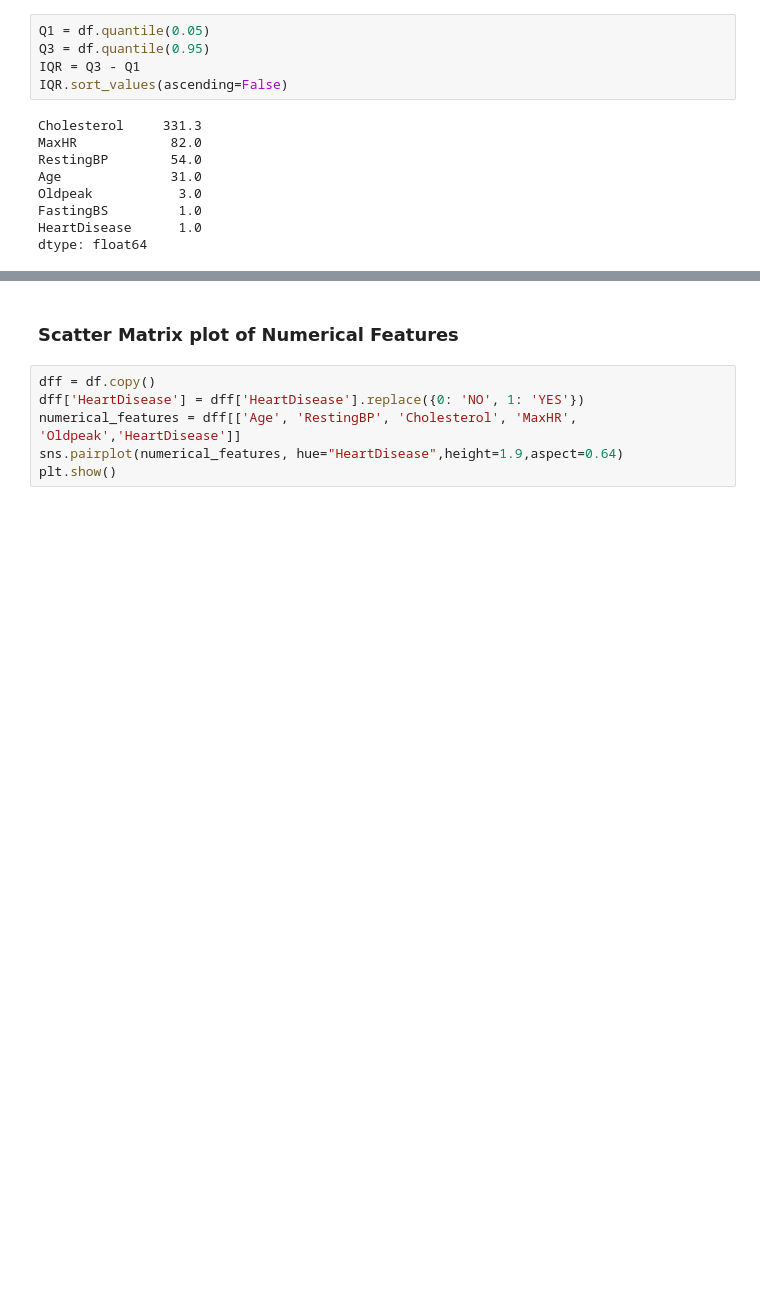
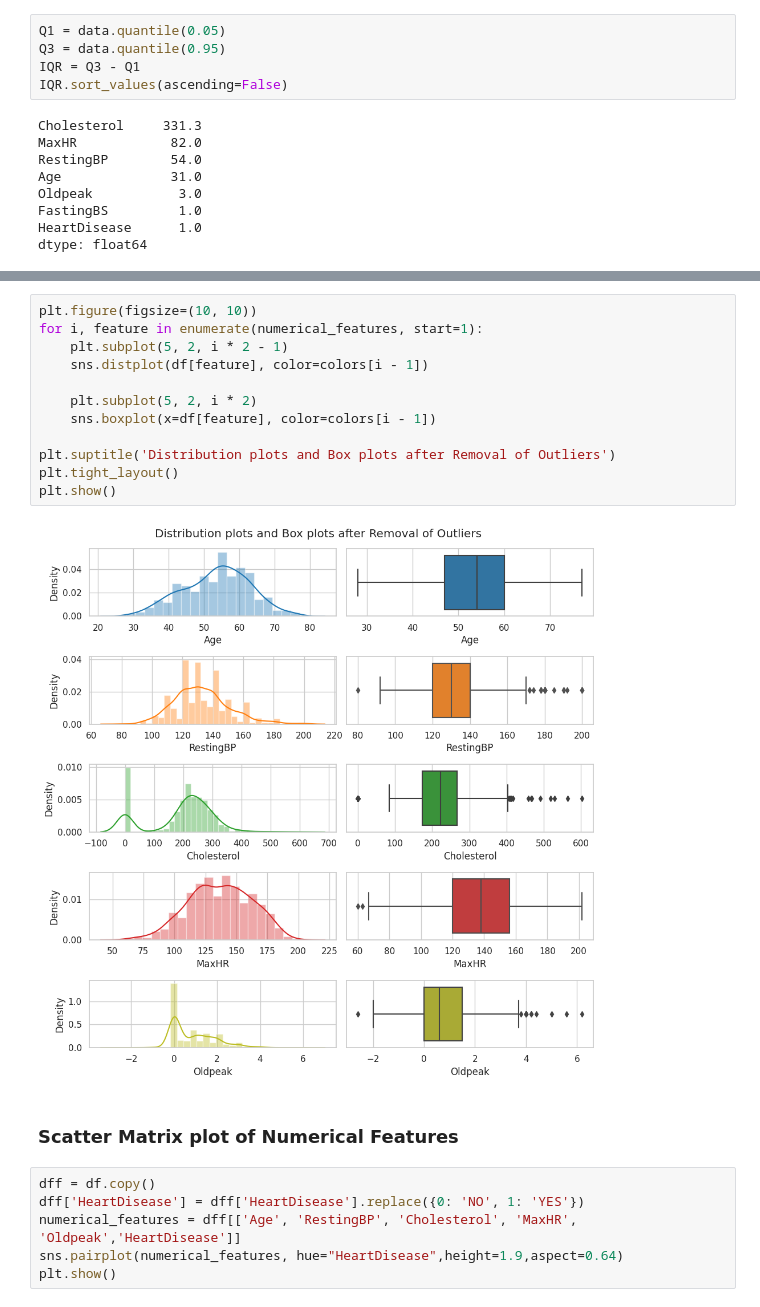
Before and after one commit to jrakhshanda55/Ausaf_ML, a Jupyter notebook: project1.ipynb, the cells around one changed output, grey strips where cells are left out. Drawn from its saved outputs; the diff is of its cells as text; blank space fills up the shorter version.

```diff
--- a/project1.ipynb
+++ b/project1.ipynb
@@ -197,6 +180,6 @@ Considering the above plot, we can observe that the age feature of patients foll
 # %%
-Q1 = df.quantile(0.05)
-Q3 = df.quantile(0.95)
+Q1 = data.quantile(0.05)
+Q3 = data.quantile(0.95)
 IQR = Q3 - Q1
 IQR.sort_values(ascending=False)
 # %% [output]
@@ -211,3 +199,17 @@ dtype: float64
+# %%
+plt.figure(figsize=(10, 10))
+for i, feature in enumerate(numerical_features, start=1):
+    plt.subplot(5, 2, i * 2 - 1)
+    sns.distplot(df[feature], color=colors[i - 1])
+
+    plt.subplot(5, 2, i * 2)
+    sns.boxplot(x=df[feature], color=colors[i - 1])
+
+plt.suptitle('Distribution plots and Box plots after Removal of Outliers')
+plt.tight_layout()
+plt.show()
+# %% [output]
+[figure, added]
 # %% [markdown]
 ### Scatter Matrix plot of Numerical Features
 # %%
```
Also changed, not shown: parts of 11 cells of this notebook.
